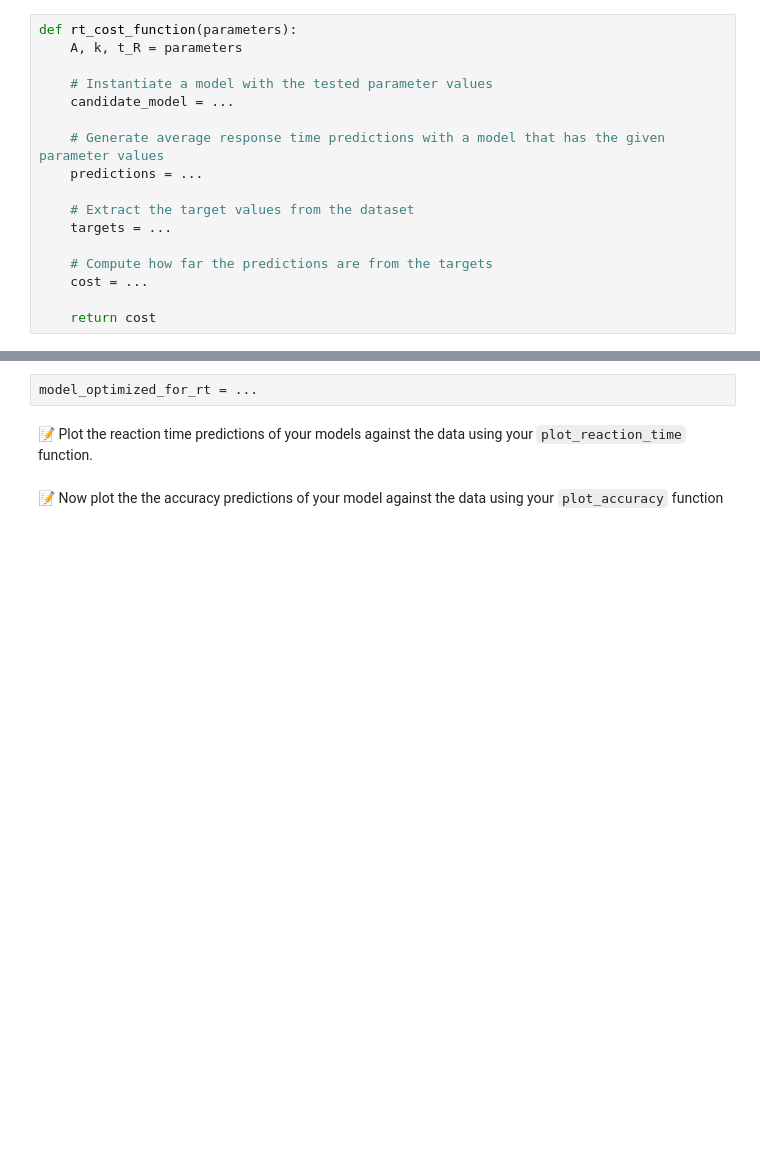
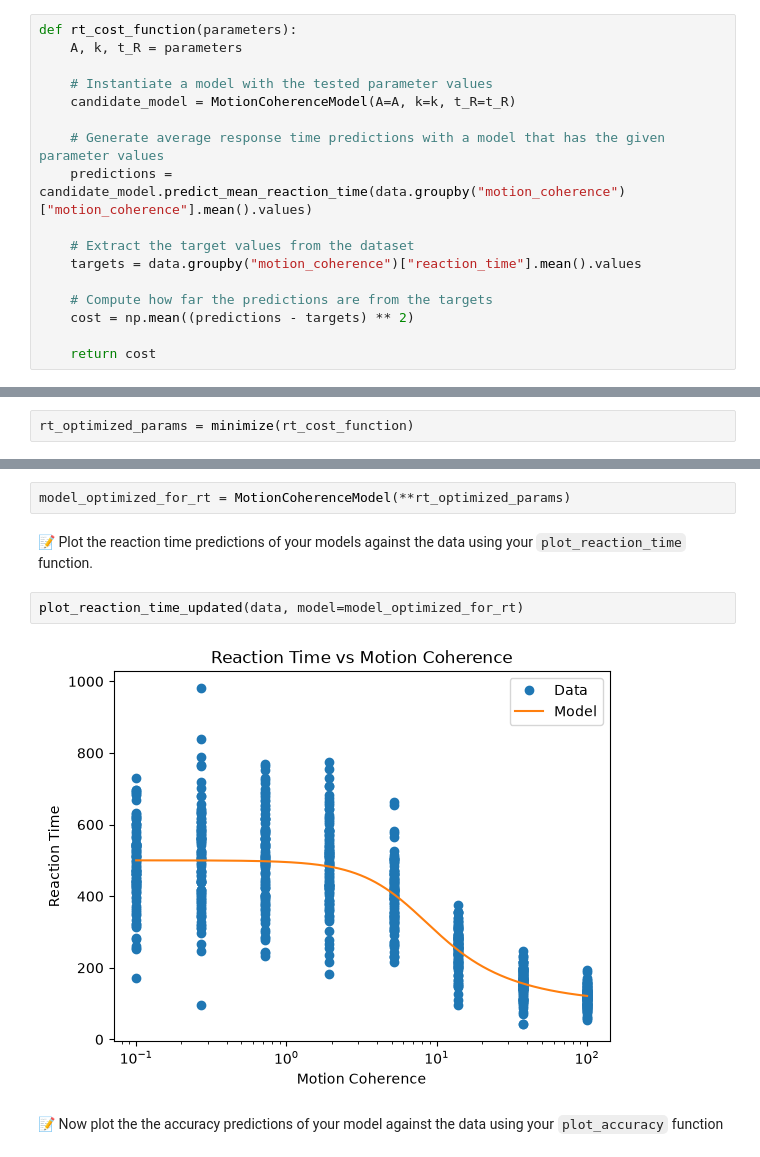
Before and after one commit to easiryne/cognitive-modeling-lab, a Jupyter notebook: TD_2/td2_notebook.ipynb, the cells around one changed output, grey strips where cells are left out. Saved outputs shown, nothing was run; the diff lists cells and outputs as text; blank space fills up the shorter version.

```diff
--- a/TD_2/td2_notebook.ipynb
+++ b/TD_2/td2_notebook.ipynb
@@ -301,17 +358,19 @@ def rt_cost_function(parameters):
     A, k, t_R = parameters
 
     # Instantiate a model with the tested parameter values
-    candidate_model = ...
+    candidate_model = MotionCoherenceModel(A=A, k=k, t_R=t_R)
 
     # Generate average response time predictions with a model that has the given parameter values
-    predictions = ...
+    predictions = candidate_model.predict_mean_reaction_time(data.groupby("motion_coherence")["motion_coherence"].mean().values)
 
     # Extract the target values from the dataset
-    targets = ...
+    targets = data.groupby("motion_coherence")["reaction_time"].mean().values
 
     # Compute how far the predictions are from the targets
-    cost = ...
+    cost = np.mean((predictions - targets) ** 2)
 
     return cost
 # %% [markdown]
 📝 Run the optimization with this new cost function
+# %%
+rt_optimized_params = minimize(rt_cost_function)
@@ -320,8 +397,12 @@ def rt_cost_function(parameters):
 # %% [markdown]
 📝 Instantiate a new model with the parameters that were optimized for response time
 # %%
-model_optimized_for_rt = ...
+model_optimized_for_rt = MotionCoherenceModel(**rt_optimized_params)
 # %% [markdown]
 📝 Plot the reaction time predictions of your models against the data using your `plot_reaction_time` function.
+# %%
+plot_reaction_time_updated(data, model=model_optimized_for_rt)
+# %% [output]
+[figure, added]
 # %% [markdown]
 📝 Now plot the the accuracy predictions of your model against the data using your `plot_accuracy` function
```
Also changed, not shown: parts of 16 cells of this notebook.
